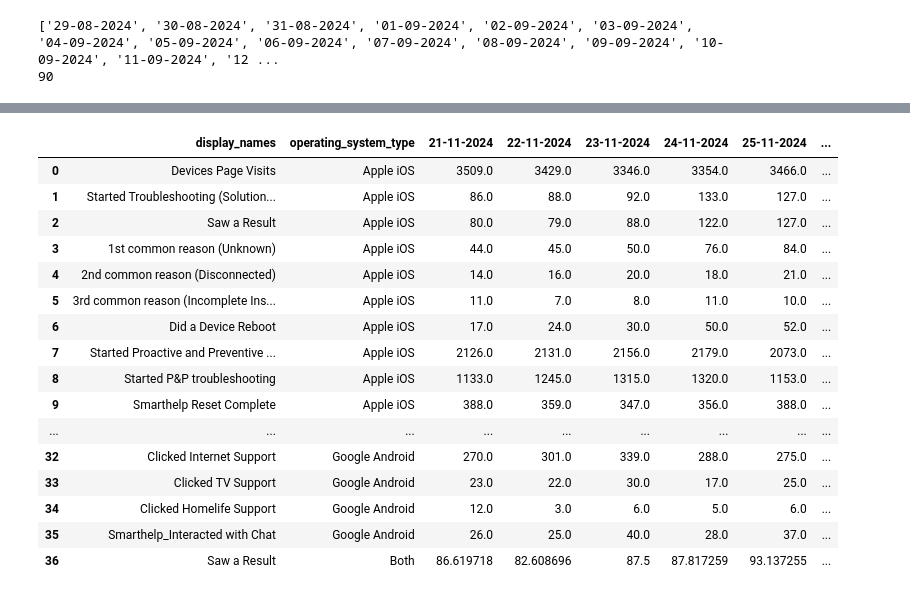
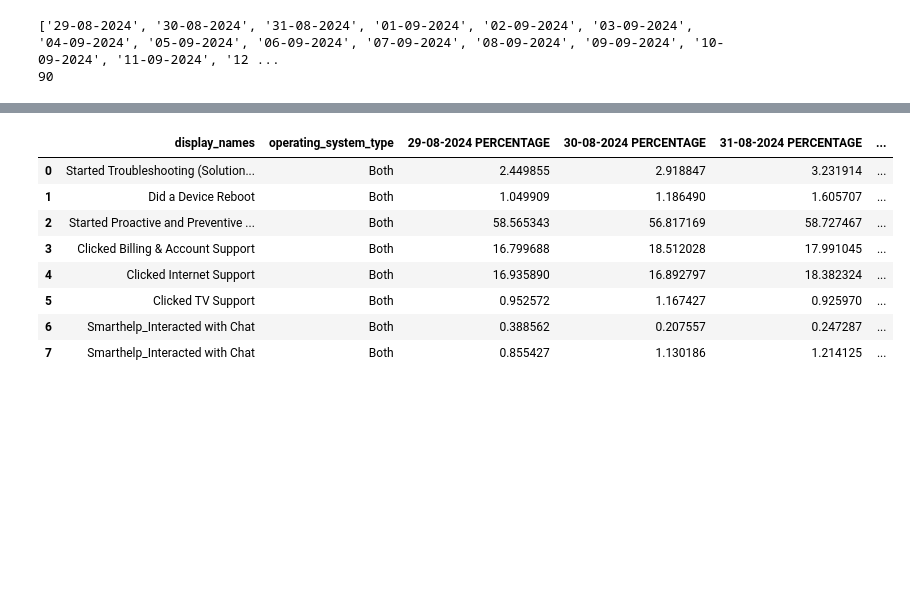
Before and after one commit to gokul-r-7/MyCodes, a Jupyter notebook: HS_test.ipynb, the cells around one changed output, grey strips where cells are left out. Cells and saved outputs as stored; diff of their text form; code cells hidden in the pictures; blank space fills up the shorter version.

```diff
--- a/HS_test.ipynb
+++ b/HS_test.ipynb
@@ -918,3 +929,0 @@ summation_df.head()
-# %%
-sample_percent_data_df = smart_help_df[['display_names', 'operating_system_type','21-11-2024 PERCENTAGE', '22-11-2024 PERCENTAGE', '23-11-2024 PERCENTAGE', '24-11-2024 PERCENTAGE', '25-11-2024 PERCENTAGE', '26-11-2024 PERCENTAGE']]
-sample_percent_data_df.head()
@@ -965,22 +957,4 @@ def calculate_both_metrics_1(df, new_row, denominator_ios, denominator_android,
     pd.set_option('display.max_columns', None)  # Show all columns
     pd.set_option('display.max_rows', 100)
 
-    return df
-
-# Assuming `filtered_df` is your DataFrame containing the data, and you extract these rows outside of the function
-# Extract the rows for iOS and Android devices page visits and troubleshooting for the necessary dates
-device_page_visit_ios = sample_percent_data_df[(sample_percent_data_df['display_names'] == 'Devices Page Visits') & (sample_percent_data_df['operating_system_type'] == 'Apple iOS')]
-device_page_visit_android = sample_percent_data_df[(sample_percent_data_df['display_names'] == 'Devices Page Visits') & (sample_percent_data_df['operating_system_type'] == 'Google Android')]
-started_troubleshooting_ios = sample_percent_data_df[(sample_percent_data_df['display_names'] == 'Started Troubleshooting (Solution Center)') & (sample_percent_data_df['operating_system_type'] == 'Apple iOS')]
-started_troubleshooting_android = sample_percent_data_df[(sample_percent_data_df['display_names'] == 'Started Troubleshooting (Solution Center)') & (sample_percent_data_df['operating_system_type'] == 'Google Android')]
-
-# Prepare the new row
-new_row = {'display_names': 'Started Troubleshooting (Solution Center)', 'operating_system_type': 'Both'}
-
-# Now pass all the required parameters to the function
-result_df1 = calculate_both_metrics_1(sample_percent_data_df, new_row, device_page_visit_ios, device_page_visit_android, started_troubleshooting_ios, started_troubleshooting_android)
-
-# Display the result
-pd.set_option('display.max_columns', None)  # Show all columns
-pd.set_option('display.max_rows', 100)
-result_df1.head(100)
+    return new_row_df
@@ -1005,3 +1011,19 @@ result_df1.head(100)
+# %%
+combined_dfs2 = [started_troubleshooting_df,did_a_device_reboot_df,started_proactive_preventive_df,clicked_billing_df,clicked_internet_df,clicked_tv_df,clicked_homelife_df,interacted_with_chat1_df]
+
+# Concatenate all DataFrames into one
+combined_df2 = pd.concat(combined_dfs2, ignore_index=True)
+combined_df2.head(20)
+# %% [output]
+|  | display_names | operating_system_type | 29-08-2024 PERCENTAGE | 30-08-2024 PERCENTAGE | 31-08-2024 PERCENTAGE | ... |
+| 0 | Started Troubleshooting (Solution... | Both | 2.449855 | 2.918847 | 3.231914 | ... |
+| 1 | Did a Device Reboot | Both | 1.049909 | 1.186490 | 1.605707 | ... |
+| 2 | Started Proactive and Preventive ... | Both | 58.565343 | 56.817169 | 58.727467 | ... |
+| 3 | Clicked Billing & Account Support | Both | 16.799688 | 18.512028 | 17.991045 | ... |
+| 4 | Clicked Internet Support | Both | 16.935890 | 16.892797 | 18.382324 | ... |
+| 5 | Clicked TV Support | Both | 0.952572 | 1.167427 | 0.925970 | ... |
+| 6 | Smarthelp_Interacted with Chat | Both | 0.388562 | 0.207557 | 0.247287 | ... |
+| 7 | Smarthelp_Interacted with Chat | Both | 0.855427 | 1.130186 | 1.214125 | ... |
 # %%
 import pandas as pd
 
@@ -1037,43 +1059,4 @@ def calculate_both_metrics_2(df, new_row, denominator_ios, denominator_android,
     pd.set_option('display.max_columns', None)  # Show all columns
     pd.set_option('display.max_rows', 100)
 
-    return df
-
-# Assuming `filtered_df` is your DataFrame containing the data, and you extract these rows outside of the function
-# Extract the rows for iOS and Android devices page visits and troubleshooting for the necessary dates
-saw_a_result_ios = sample_actual_data_df[(sample_actual_data_df['display_names'] == 'Saw a Result') & (sample_actual_data_df['operating_system_type'] == 'Apple iOS')]
-
-saw_a_result_android = sample_actual_data_df[(sample_actual_data_df['display_names'] == 'Saw a Result') & (sample_actual_data_df['operating_system_type'] == 'Google Android')]
-
-started_troubleshooting_ios = sample_actual_data_df[(sample_actual_data_df['display_names'] == 'Started Troubleshooting (Solution Center)') & (sample_actual_data_df['operating_system_type'] == 'Apple iOS')]
-
-started_troubleshooting_android = sample_actual_data_df[(sample_actual_data_df['display_names'] == 'Started Troubleshooting (Solution Center)') & (sample_actual_data_df['operating_system_type'] == 'Google Android')]
-
-# Prepare the new row
-new_row = {'display_names': 'Saw a Result', 'operating_system_type': 'Both'}
-
-# Now pass all the required parameters to the function
-result_df2 = calculate_both_metrics_2(sample_actual_data_df, new_row, started_troubleshooting_ios, started_troubleshooting_android, saw_a_result_ios, saw_a_result_android)
-
-# Display the result
-pd.set_option('display.max_columns', None)  # Show all columns
-pd.set_option('display.max_rows', 100)
-result_df2.head(100)
+    return new_row_df
-# %% [output]
-|  | display_names | operating_system_type | 21-11-2024 | 22-11-2024 | 23-11-2024 | 24-11-2024 | 25-11-2024 | ... |
-| 0 | Devices Page Visits | Apple iOS | 3509.0 | 3429.0 | 3346.0 | 3354.0 | 3466.0 | ... |
-| 1 | Started Troubleshooting (Solution... | Apple iOS | 86.0 | 88.0 | 92.0 | 133.0 | 127.0 | ... |
-| 2 | Saw a Result | Apple iOS | 80.0 | 79.0 | 88.0 | 122.0 | 127.0 | ... |
-| 3 | 1st common reason (Unknown) | Apple iOS | 44.0 | 45.0 | 50.0 | 76.0 | 84.0 | ... |
-| 4 | 2nd common reason (Disconnected) | Apple iOS | 14.0 | 16.0 | 20.0 | 18.0 | 21.0 | ... |
-| 5 | 3rd common reason (Incomplete Ins... | Apple iOS | 11.0 | 7.0 | 8.0 | 11.0 | 10.0 | ... |
-| 6 | Did a Device Reboot | Apple iOS | 17.0 | 24.0 | 30.0 | 50.0 | 52.0 | ... |
-| 7 | Started Proactive and Preventive ... | Apple iOS | 2126.0 | 2131.0 | 2156.0 | 2179.0 | 2073.0 | ... |
-| 8 | Started P&P troubleshooting | Apple iOS | 1133.0 | 1245.0 | 1315.0 | 1320.0 | 1153.0 | ... |
-| 9 | Smarthelp Reset Complete | Apple iOS | 388.0 | 359.0 | 347.0 | 356.0 | 388.0 | ... |
-| ... | ... | ... | ... | ... | ... | ... | ... | ... |
-| 32 | Clicked Internet Support | Google Android | 270.0 | 301.0 | 339.0 | 288.0 | 275.0 | ... |
-| 33 | Clicked TV Support | Google Android | 23.0 | 22.0 | 30.0 | 17.0 | 25.0 | ... |
-| 34 | Clicked Homelife Support | Google Android | 12.0 | 3.0 | 6.0 | 5.0 | 6.0 | ... |
-| 35 | Smarthelp_Interacted with Chat | Google Android | 26.0 | 25.0 | 40.0 | 28.0 | 37.0 | ... |
-| 36 | Saw a Result | Both | 86.619718 | 82.608696 | 87.5 | 87.817259 | 93.137255 | ... |
```
Also changed, not shown: parts of 17 cells of this notebook.
